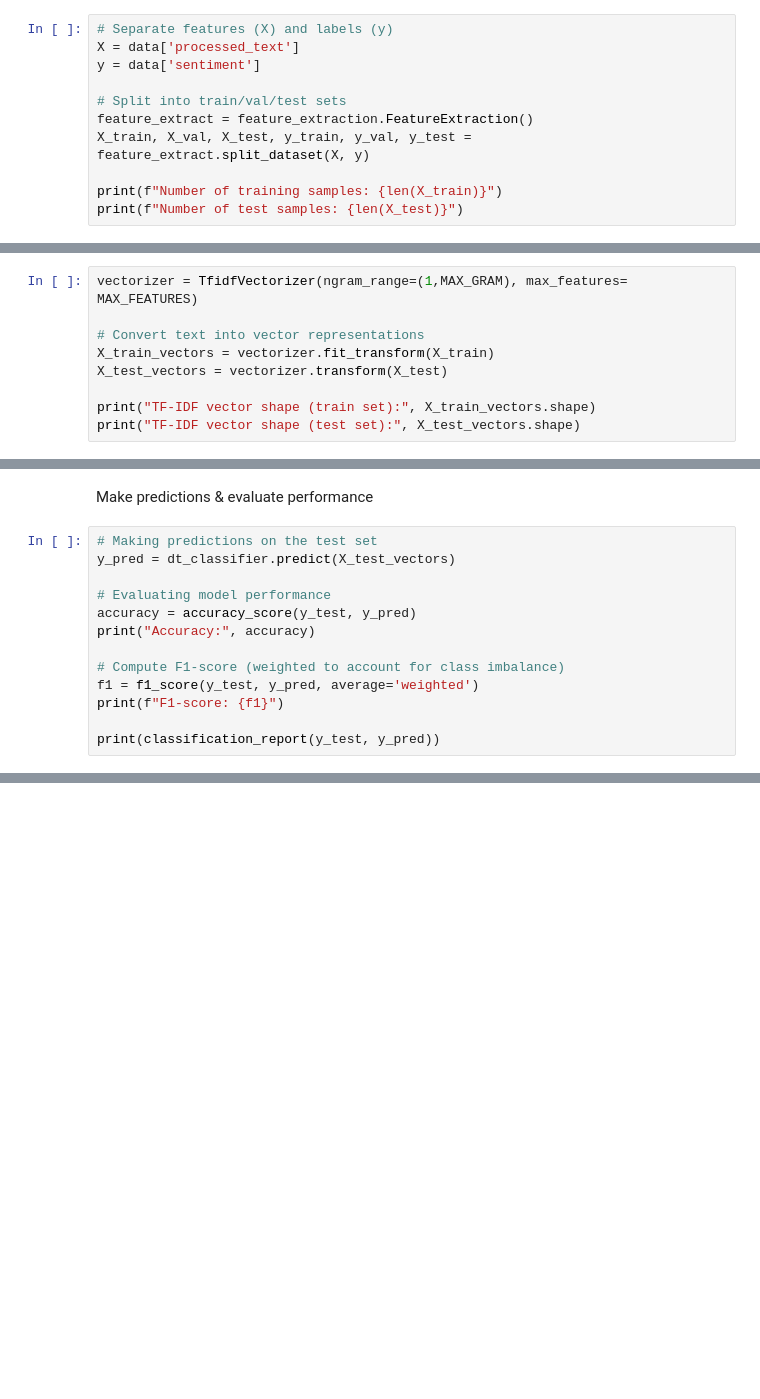
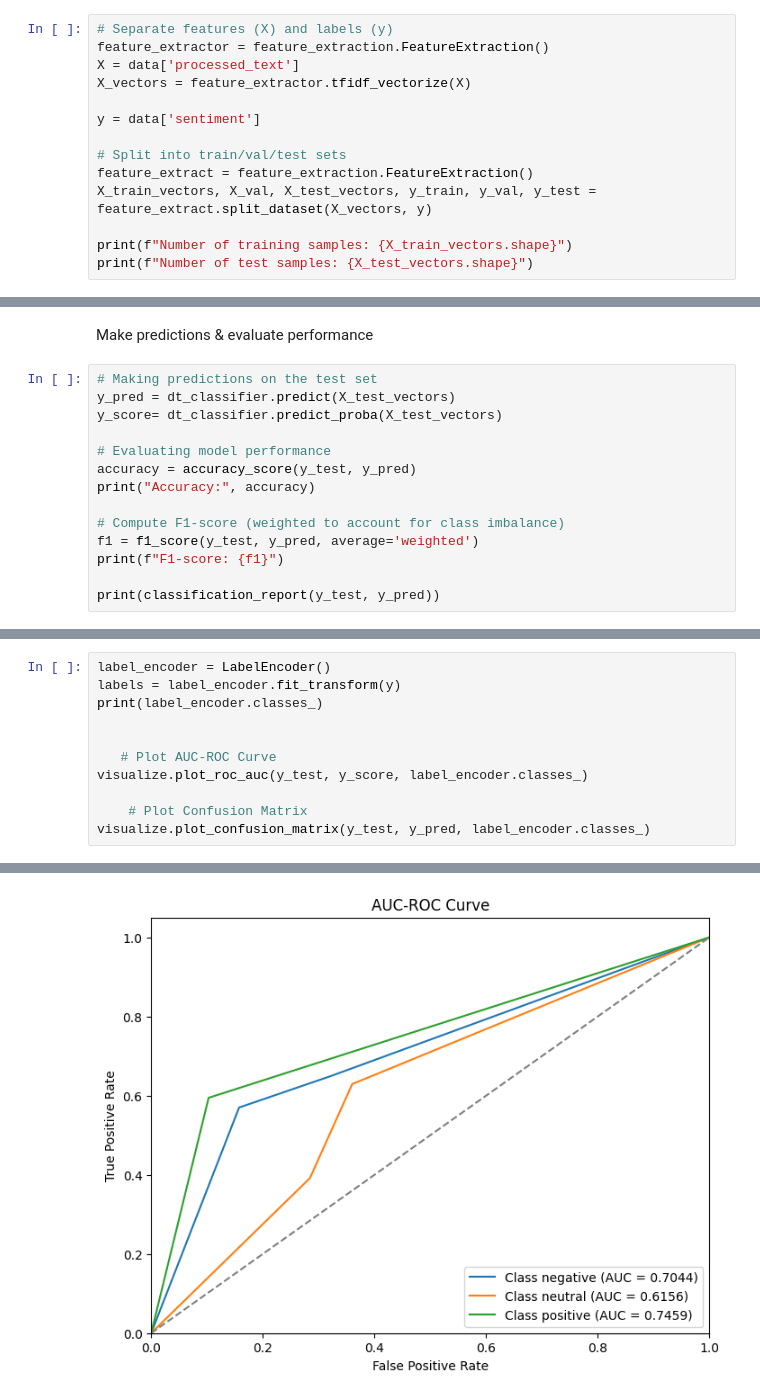
Before and after one commit to quochieu586/ML_capybara, a Jupyter notebook: src/models/decision_tree/model_decision_tree.ipynb, the cells around one changed output, grey strips where cells are left out. Cells and saved outputs as stored; diff of their text form; blank space fills up the shorter version.

```diff
--- a/src/models/decision_tree/model_decision_tree.ipynb
+++ b/src/models/decision_tree/model_decision_tree.ipynb
@@ -56,13 +54,16 @@ memory usage: 303.7+ KB
 Splitting the dataset
 # %%
 # Separate features (X) and labels (y)
+feature_extractor = feature_extraction.FeatureExtraction()
 X = data['processed_text']
+X_vectors = feature_extractor.tfidf_vectorize(X)
+
 y = data['sentiment']
 
 # Split into train/val/test sets
 feature_extract = feature_extraction.FeatureExtraction()
-X_train, X_val, X_test, y_train, y_val, y_test = feature_extract.split_dataset(X, y)
+X_train_vectors, X_val, X_test_vectors, y_train, y_val, y_test = feature_extract.split_dataset(X_vectors, y)
 
-print(f"Number of training samples: {len(X_train)}")
-print(f"Number of test samples: {len(X_test)}")
+print(f"Number of training samples: {X_train_vectors.shape}")
+print(f"Number of test samples: {X_test_vectors.shape}")
 # %% [output]
@@ -73,9 +71,0 @@ Feature extraction using TF-IDF
-# %%
-vectorizer = TfidfVectorizer(ngram_range=(1,MAX_GRAM), max_features= MAX_FEATURES)
-
-# Convert text into vector representations
-X_train_vectors = vectorizer.fit_transform(X_train)
-X_test_vectors = vectorizer.transform(X_test)
-
-print("TF-IDF vector shape (train set):", X_train_vectors.shape)
-print("TF-IDF vector shape (test set):", X_test_vectors.shape)
@@ -94,6 +81,7 @@ Make predictions & evaluate performance
 # %%
 # Making predictions on the test set
 y_pred = dt_classifier.predict(X_test_vectors)
+y_score= dt_classifier.predict_proba(X_test_vectors)
 
 # Evaluating model performance
 accuracy = accuracy_score(y_test, y_pred)
@@ -130,0 +109,12 @@ plt.show()
+# %%
+label_encoder = LabelEncoder()
+labels = label_encoder.fit_transform(y)
+print(label_encoder.classes_)
+
+
+   # Plot AUC-ROC Curve
+visualize.plot_roc_auc(y_test, y_score, label_encoder.classes_)
+
+    # Plot Confusion Matrix
+visualize.plot_confusion_matrix(y_test, y_pred, label_encoder.classes_)
+# %% [output]
@@ -130,0 +122 @@ plt.show()
+[figure, added]
```
Also changed, not shown: parts of 14 cells of this notebook, 2 other files.
